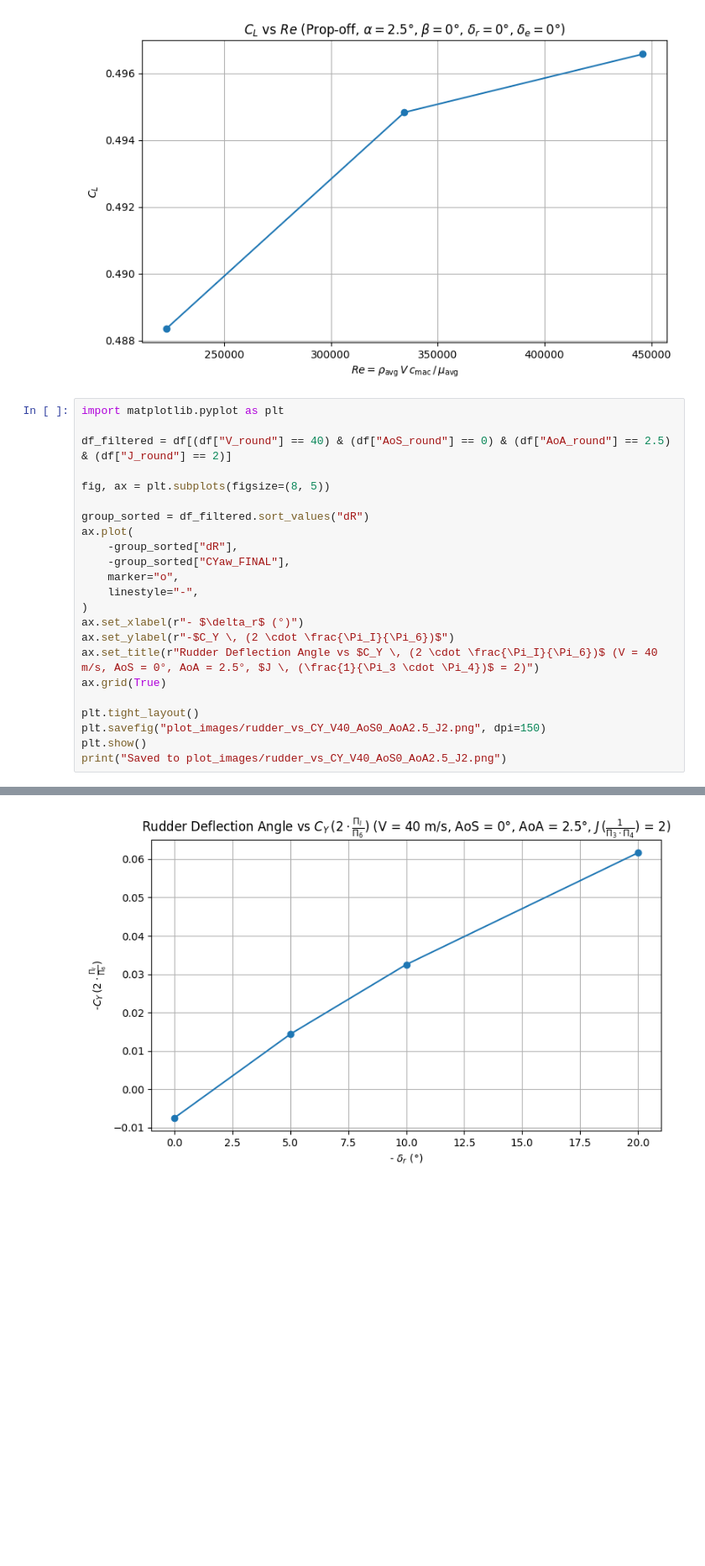
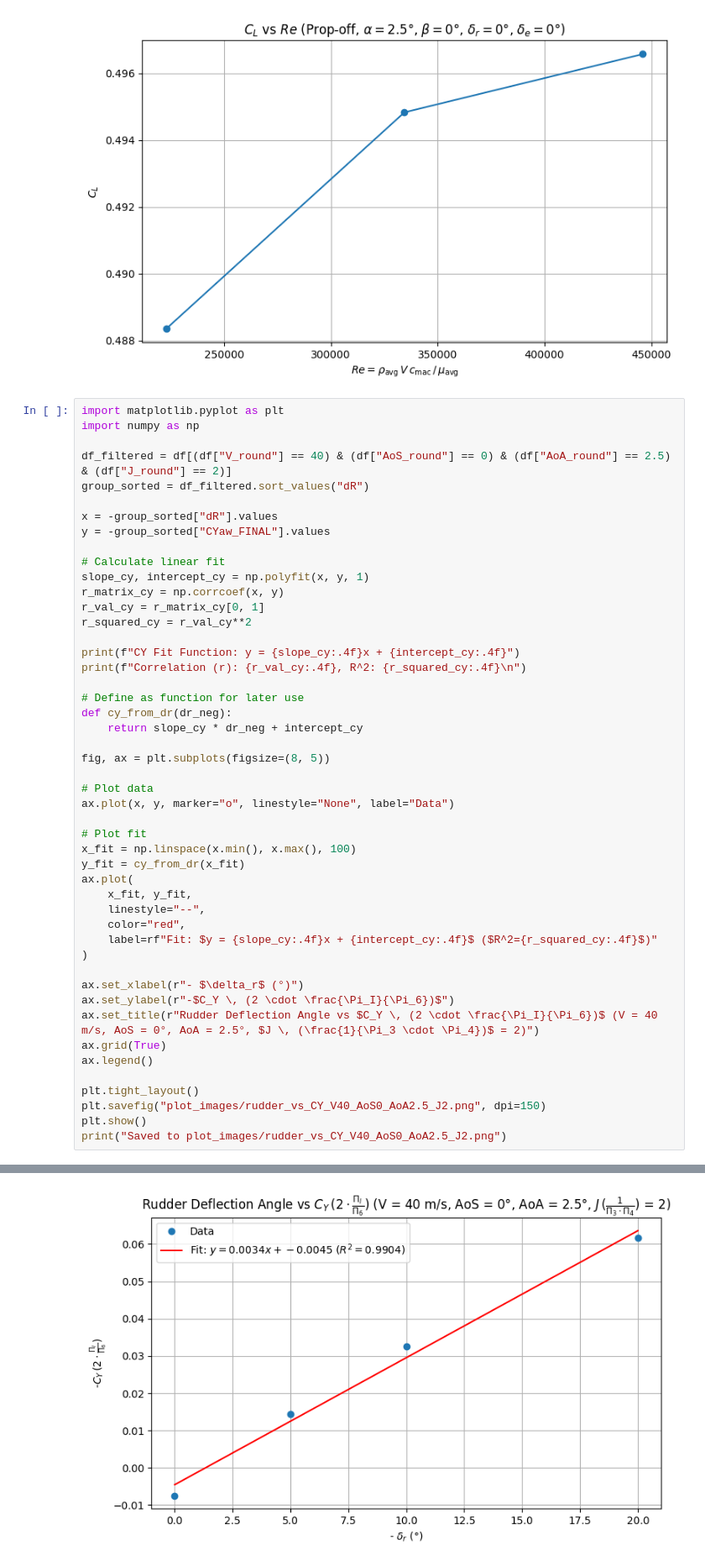
Before and after one commit to DCdeJong2002/Group_15_Redo_BAL, a Jupyter notebook: data_plotter.ipynb, the cells around one changed output, grey strips where cells are left out. Shown at 84% size. Cells and saved outputs as stored; diff of their text form; blank space fills up the shorter version.

```diff
--- a/data_plotter.ipynb
+++ b/data_plotter.ipynb
@@ -107,22 +107,47 @@ mu_avg  = 1.7981e-05 Pa·s
 [figure]
 # %%
 import matplotlib.pyplot as plt
+import numpy as np
 
 df_filtered = df[(df["V_round"] == 40) & (df["AoS_round"] == 0) & (df["AoA_round"] == 2.5) & (df["J_round"] == 2)]
+group_sorted = df_filtered.sort_values("dR")
+
+x = -group_sorted["dR"].values
+y = -group_sorted["CYaw_FINAL"].values
+
+# Calculate linear fit
+slope_cy, intercept_cy = np.polyfit(x, y, 1)
+r_matrix_cy = np.corrcoef(x, y)
+r_val_cy = r_matrix_cy[0, 1]
+r_squared_cy = r_val_cy**2
+
+print(f"CY Fit Function: y = {slope_cy:.4f}x + {intercept_cy:.4f}")
+print(f"Correlation (r): {r_val_cy:.4f}, R^2: {r_squared_cy:.4f}\n")
+
+# Define as function for later use
+def cy_from_dr(dr_neg):
+    return slope_cy * dr_neg + intercept_cy
 
 fig, ax = plt.subplots(figsize=(8, 5))
 
-group_sorted = df_filtered.sort_values("dR")
+# Plot data
+ax.plot(x, y, marker="o", linestyle="None", label="Data")
+
+# Plot fit
+x_fit = np.linspace(x.min(), x.max(), 100)
+y_fit = cy_from_dr(x_fit)
 ax.plot(
-    -group_sorted["dR"],
-    -group_sorted["CYaw_FINAL"],
-    marker="o",
-    linestyle="-",
+    x_fit, y_fit,
+    linestyle="--",
+    color="red",
+    label=rf"Fit: $y = {slope_cy:.4f}x + {intercept_cy:.4f}$ ($R^2={r_squared_cy:.4f}$)"
 )
+
 ax.set_xlabel(r"- $\delta_r$ (°)")
 ax.set_ylabel(r"-$C_Y \, (2 \cdot \frac{\Pi_I}{\Pi_6})$")
 ax.set_title(r"Rudder Deflection Angle vs $C_Y \, (2 \cdot \frac{\Pi_I}{\Pi_6})$ (V = 40 m/s, AoS = 0°, AoA = 2.5°, $J \, (\frac{1}{\Pi_3 \cdot \Pi_4})$ = 2)")
 ax.grid(True)
+ax.legend()
 
 plt.tight_layout()
 plt.savefig("plot_images/rudder_vs_CY_V40_AoS0_AoA2.5_J2.png", dpi=150)
@@ -132 +159 @@ print("Saved to plot_images/rudder_vs_CY_V40_AoS0_AoA2.5_J2.png")
-[figure, old version]
+[figure, new version]
```
Also changed, not shown: parts of 3 cells of this notebook.
